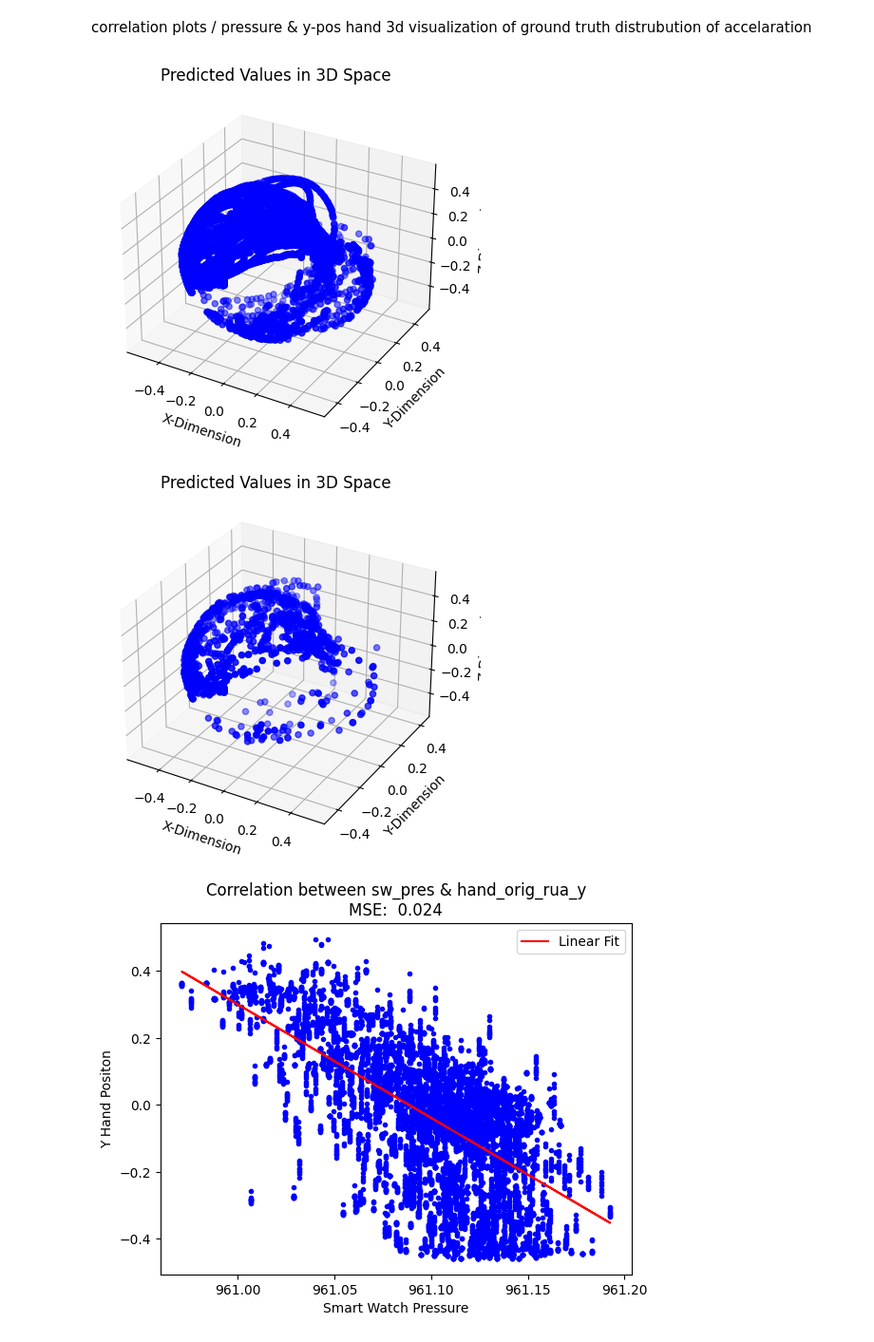
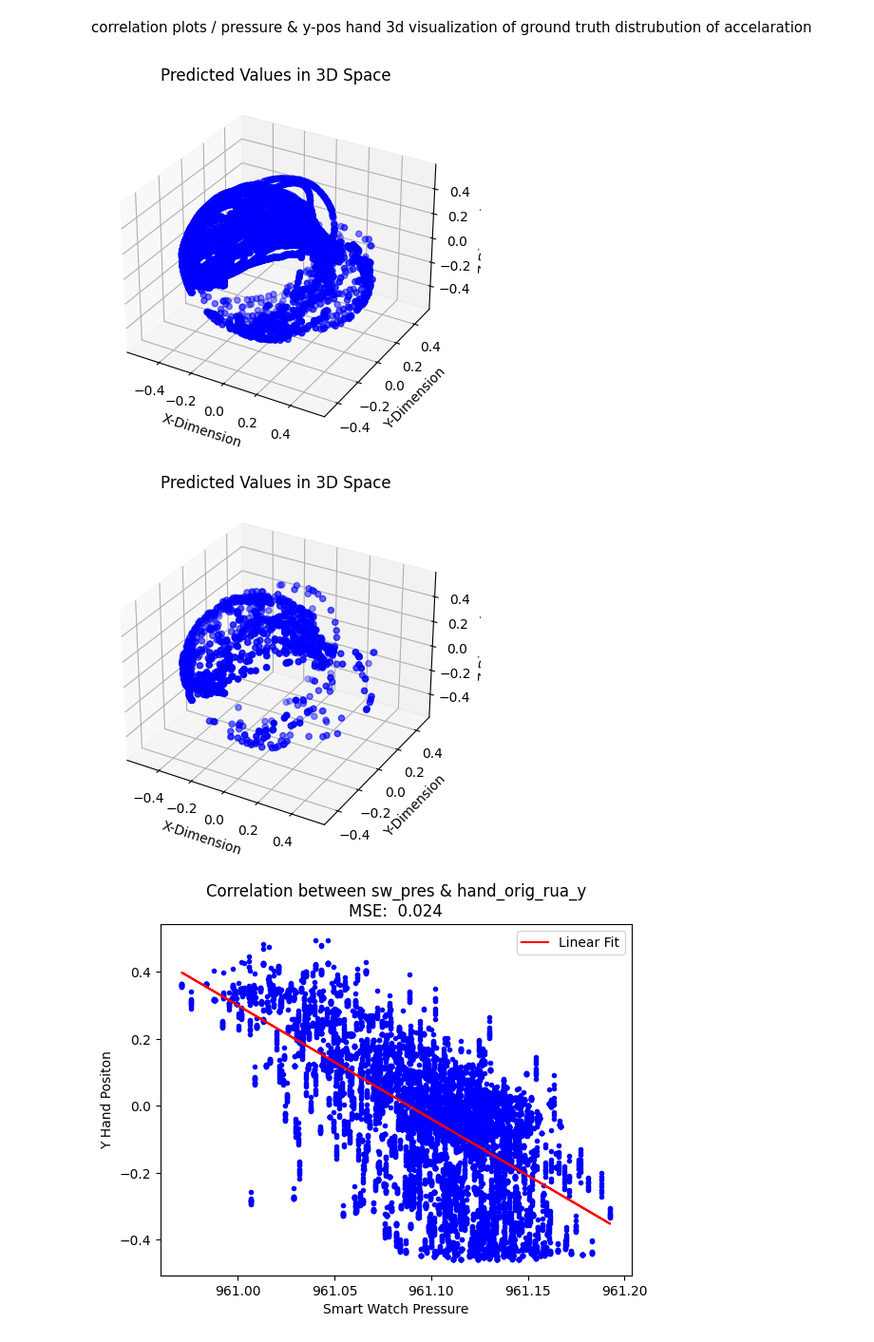
Before and after one commit to faweigend/wearable_mocap_data, a Jupyter notebook: Script.ipynb, the cells around one changed output. Shown at 95% size. Saved outputs shown, nothing was run; the diff lists cells and outputs as text; code cells hidden in the pictures.

```diff
--- a/Script.ipynb
+++ b/Script.ipynb
@@ -121,20 +167,15 @@ correlation plots / pressure & y-pos hand
 3d visualization of ground truth
 distrubution of accelaration
 # %%
-import matplotlib.pyplot as plt
-from mpl_toolkits.mplot3d import Axes3D
-import numpy as np
-import plotly.graph_objs as go
-
 data = pd.read_csv(file_path)
 
 output_visualization(data)
 output_visualization(data, reduced=True, reduceby = 0.1)
 interactive_output_visualization(data)
-interactive_output_visualization(data, reduced=True, reduceby = 0.1)
+interactive_output_visualization(data, reduced=True, reduceby = 0.05)
 # %% [output]
 [figure]
-[figure, old version]
+[figure, new version]
 # %%
 def data_visualization(data, reduced = False, reduceby = None):
     dim1, dim2, dim3 = np.array(data.iloc[:, 0]), np.array(data.iloc[:, 1]), np.array(data.iloc[:, 2])
```
Also changed, not shown: parts of 13 cells of this notebook.
